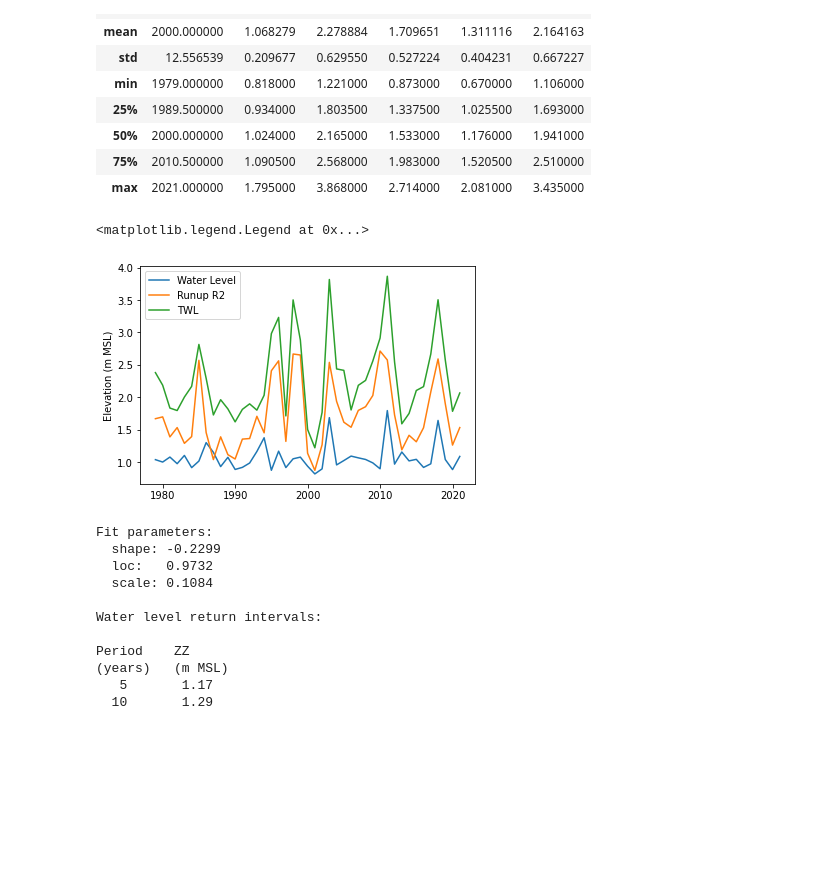
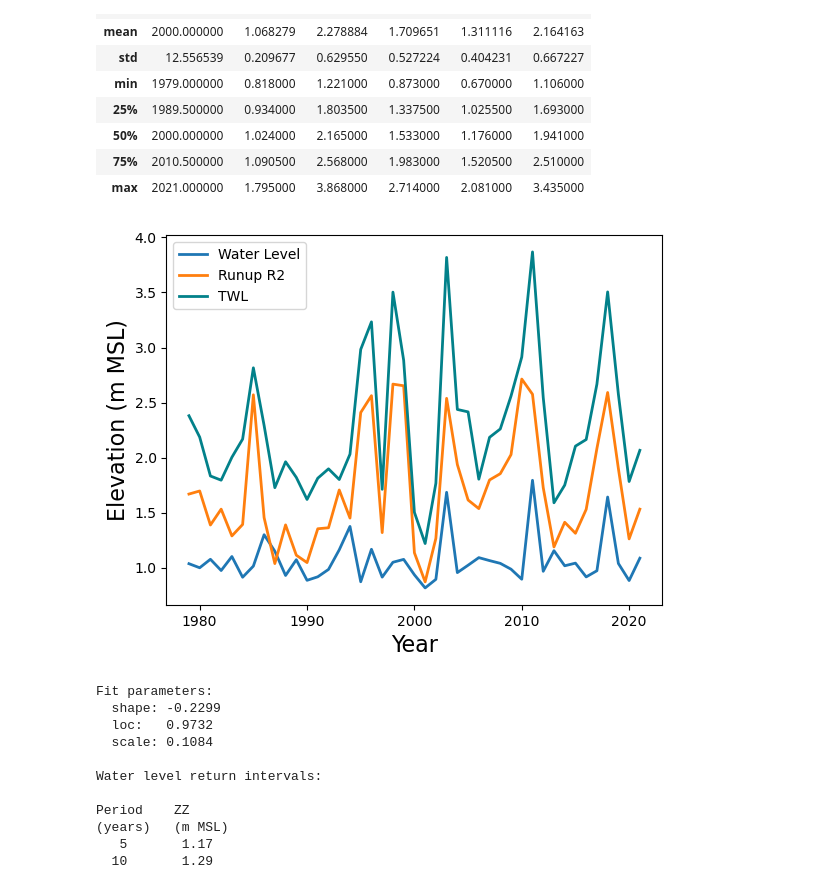
Before and after one commit to csherwood-usgs/Dorian_recovery, a Jupyter notebook: TWL_return_intervals.ipynb, the cells around one changed output. Cells and saved outputs as stored; diff of their text form; code cells hidden in the pictures; blank space fills up the shorter version.

```diff
--- a/TWL_return_intervals.ipynb
+++ b/TWL_return_intervals.ipynb
@@ -3,6 +3,11 @@ import matplotlib.pyplot as plt
 import numpy as np
 import pandas as pd
 from scipy.stats import genextreme
+
+blues = ['#f6eff7',
+'#bdc9e1',
+'#67a9cf',
+'#02818a']
 # %%
 ddir = 'D:/crs/proj/2023_NCB_recovery/'
 fn = 'annual_max.csv'
@@ -26,14 +31,15 @@ ZZ = df.iloc[:,1].values
 TWL = df.iloc[:,2].values
 R2 = df.iloc[:,3].values
 # %%
-plt.plot(YR, ZZ,label='Water Level')
-plt.plot(YR, R2,label='Runup R2')
-plt.plot(YR, TWL, label='TWL')
-plt.ylabel('Elevation (m MSL)')
+plt.plot(YR, ZZ,lw=2,label='Water Level')
+plt.plot(YR, R2,lw=2,label='Runup R2')
+plt.plot(YR, TWL,c=blues[3],lw=2,label='TWL')
+plt.ylabel('Elevation (m MSL)',fontsize=16)
+plt.xlabel('Year',fontsize=16)
 plt.legend()
+plt.savefig(ddir+'annual_max_ts.png', bbox_inches='tight', dpi=200)
 # %% [output]
-<matplotlib.legend.Legend at 0x...>
-[figure, old version]
+[figure, new version]
 # %%
 # Fit the generalized extreme value distribution to the data.
 #https://stackoverflow.com/questions/71202562/calculating-return-value-using-generalised-extreme-value-distribution-gev
```
Also changed, not shown: parts of 2 cells of this notebook, 1 other file.
